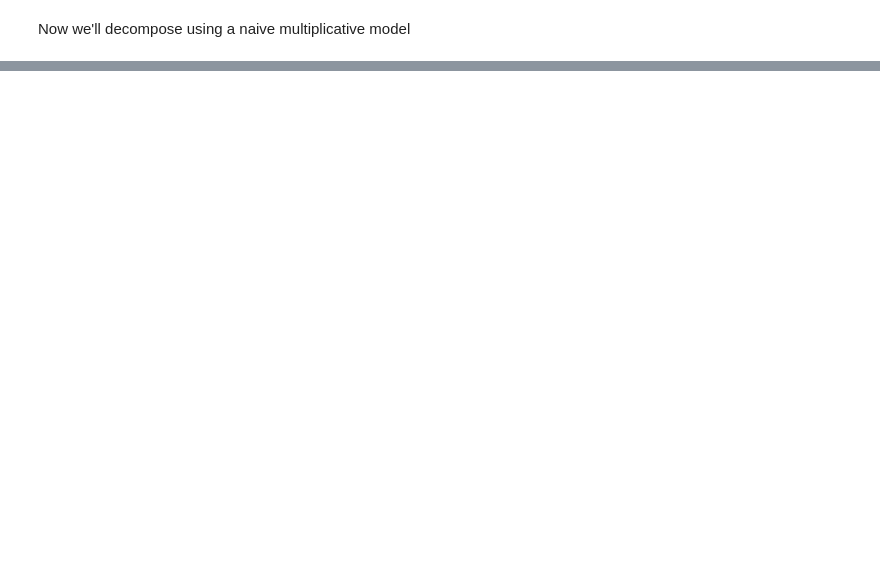
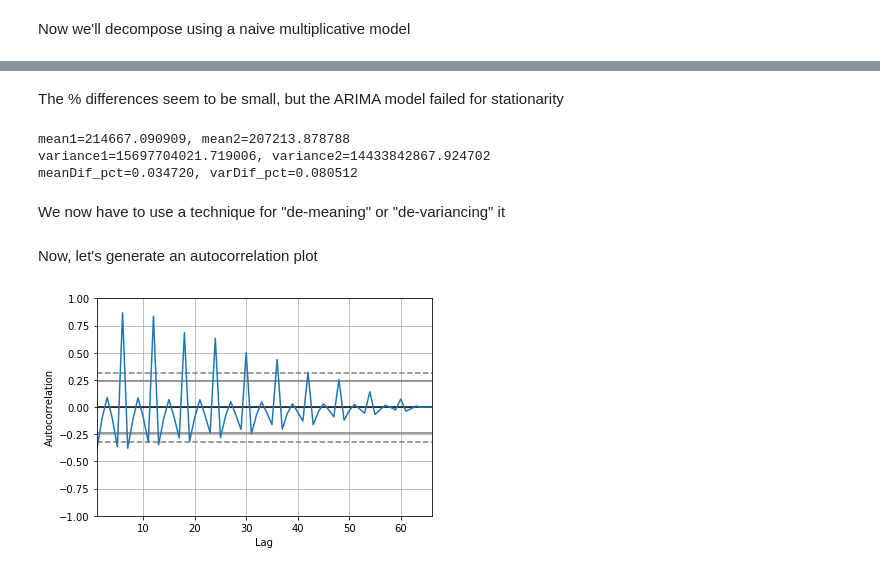
Before and after one commit to churtado/ai, a Jupyter notebook: churtado/smmt/SMMT.ipynb, the cells around one changed output, grey strips where cells are left out. Cells and saved outputs as stored; diff of their text form; code cells hidden in the pictures; blank space fills up the shorter version.

```diff
--- a/churtado/smmt/SMMT.ipynb
+++ b/churtado/smmt/SMMT.ipynb
@@ -301,0 +414,2 @@ We're going to try and do a linear regression on this
+# %% [markdown]
+The % differences seem to be small, but the ARIMA model failed for stationarity
@@ -301,0 +425,20 @@ We're going to try and do a linear regression on this
+# %%
+print('mean1=%f, mean2=%f' % (mean1, mean2))
+print('variance1=%f, variance2=%f' % (var1, var2))
+
+print('meanDif_pct=%f, varDif_pct=%f' % ((mean1-mean2)/mean1, (var1-var2)/var1))
+# %% [output]
+mean1=214667.090909, mean2=207213.878788
+variance1=15697704021.719006, variance2=14433842867.924702
+meanDif_pct=0.034720, varDif_pct=0.080512
+# %% [markdown]
+We now have to use a technique for "de-meaning" or "de-variancing" it
+# %% [markdown]
+Now, let's generate an autocorrelation plot
+# %%
+from matplotlib import pyplot
+from pandas.plotting import autocorrelation_plot
+autocorrelation_plot(df_passenger_cars_decomp)
+pyplot.show()
+# %% [output]
+[figure, added]
```
Also changed, not shown: parts of 27 cells of this notebook, 1 other file.
